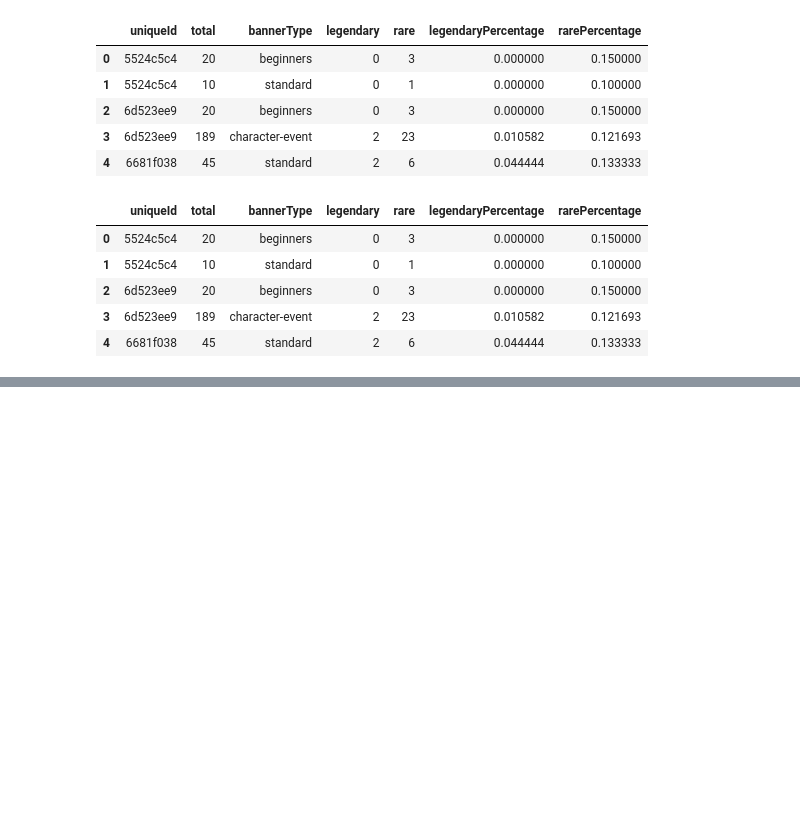
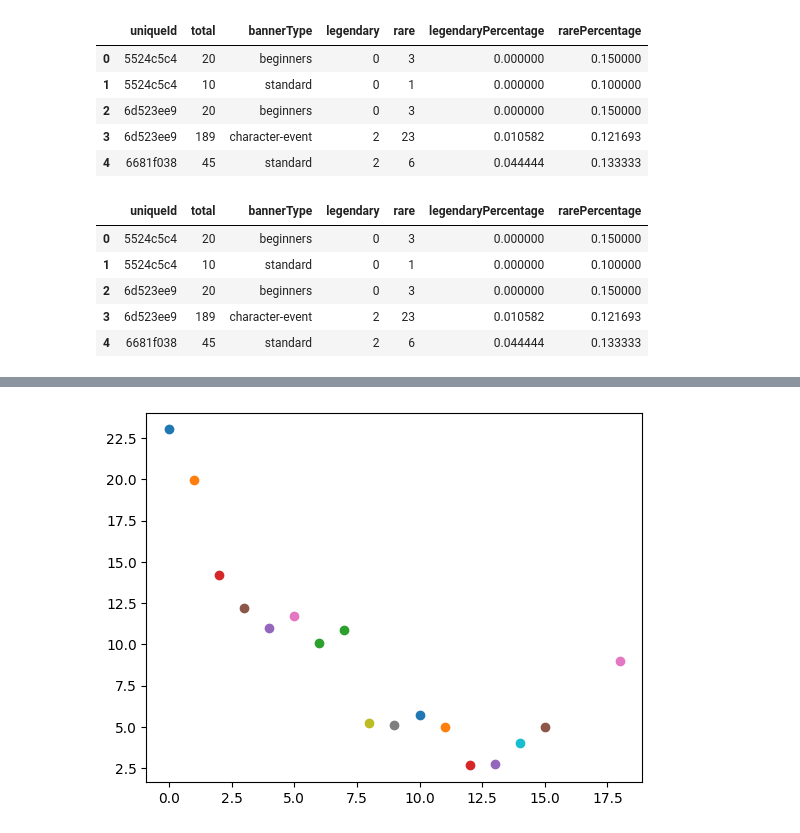
Before and after one commit to kzqiu/cdss-hack-2023, a Jupyter notebook: genshin.ipynb, the cells around one changed output, grey strips where cells are left out. Drawn from its saved outputs; the diff is of its cells as text; code cells hidden in the pictures; blank space fills up the shorter version.

```diff
--- a/genshin.ipynb
+++ b/genshin.ipynb
@@ -46,0 +167,39 @@ wish_total_wrk.head()
+# %%
+# for given pity, how many pulls needed for legendary?
+# for how long does it take for pity to increase?
+
+pity_increase = dict() # from n to n + 1
+pity_legendary_pull = dict()
+
+for j, l in enumerate(wishes_raw['pityCount']):
+    if j == 0:
+        continue
+
+    cur_pity = l[0]
+    prev_change = 0
+    for i, val in enumerate(l):
+        if val > cur_pity:
+            if cur_pity not in pity_increase:
+                pity_increase[cur_pity] = []
+            pity_increase[cur_pity].append(i - prev_change)
+            prev_change = i
+            cur_pity = val
+
+        if val < cur_pity:
+            if cur_pity not in pity_legendary_pull:
+                pity_legendary_pull[cur_pity] = []
+            pity_legendary_pull[cur_pity].append(i - prev_change)
+
+            if cur_pity - val > 1:
+                if 0 not in pity_legendary_pull:
+                    pity_legendary_pull[0] = []
+                pity_legendary_pull[0].append(cur_pity - val - 1)
+            prev_change = i
+            cur_pity = val
+# %%
+for key, l in pity_increase.items():
+    data = np.array(l)
+    plt.scatter(key, data.mean())
+plt.show()
+# %% [output]
+[figure, added]
```
Also changed, not shown: parts of 14 cells of this notebook, 52 other files.
